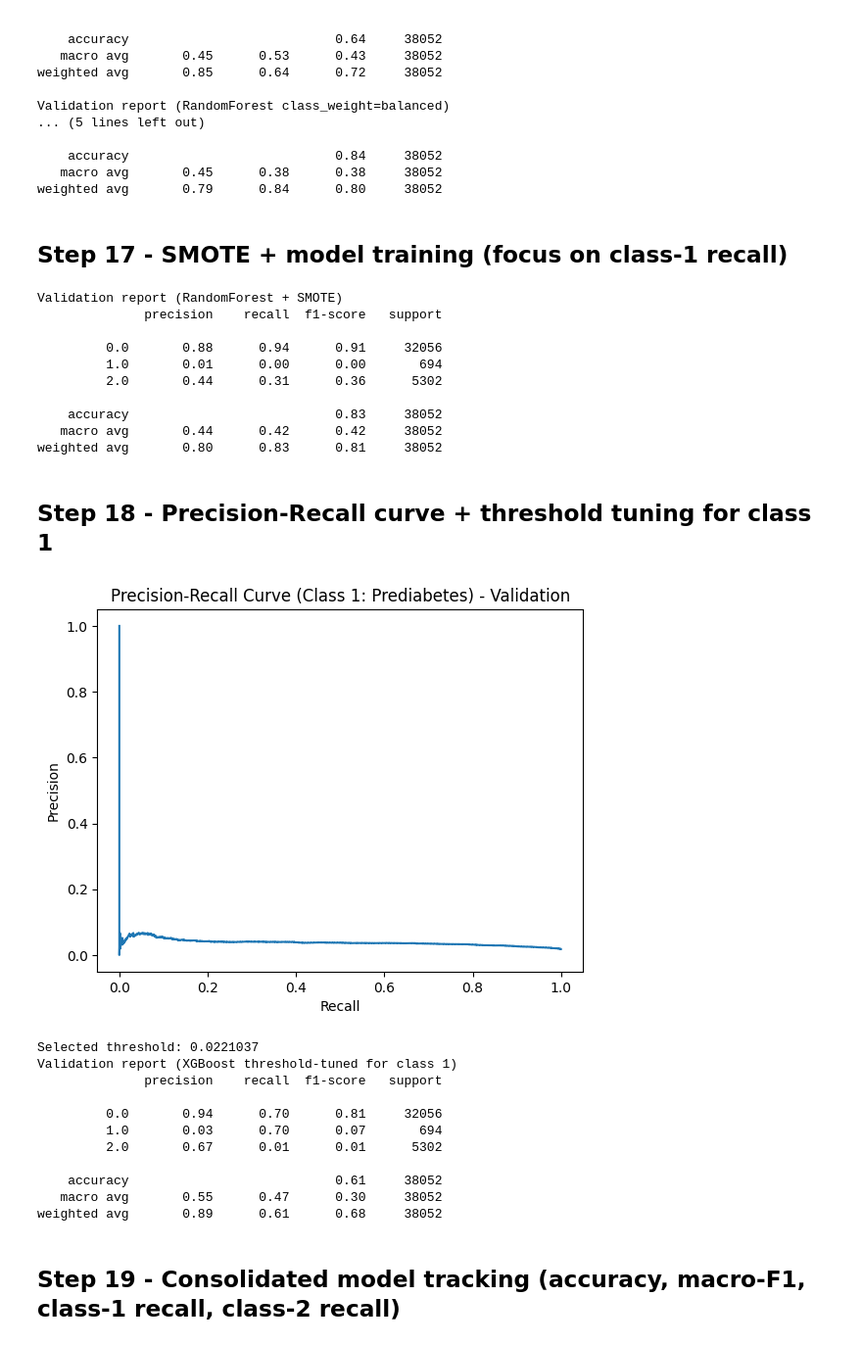
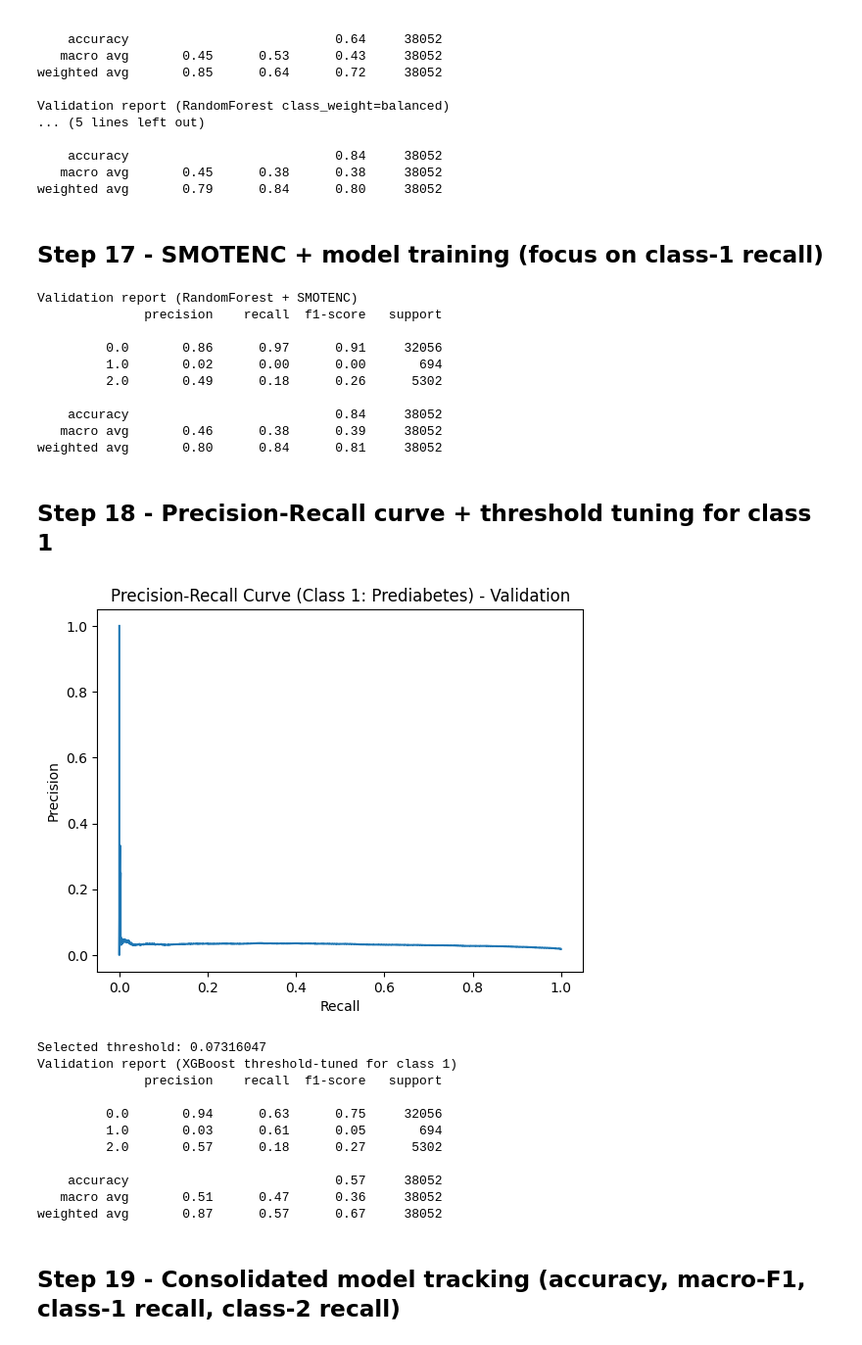
Before and after one commit to No0bDarren/ADALL_github, a Jupyter notebook: ADALL_Final_Project.ipynb, the cells around one changed output. Shown at 98% size. Saved outputs shown, nothing was run; the diff lists cells and outputs as text; code cells hidden in the pictures.

```diff
--- a/ADALL_Final_Project.ipynb
+++ b/ADALL_Final_Project.ipynb
@@ -174,8 +256,13 @@ X_train_s = scaler.fit_transform(X_train_p)
 X_val_s = scaler.transform(X_val_p)
 X_test_s = scaler.transform(X_test_p)
 
+# Keep DataFrame versions so SHAP/plots show real column names
+X_train_s_df = pd.DataFrame(X_train_s, columns=feature_names, index=X_train.index)
+X_val_s_df = pd.DataFrame(X_val_s, columns=feature_names, index=X_val.index)
+X_test_s_df = pd.DataFrame(X_test_s, columns=feature_names, index=X_test.index)
+
 baseline = LogisticRegression(max_iter=1000, multi_class="auto")
-baseline.fit(X_train_s, y_train)
+baseline.fit(X_train_s_df, y_train)
 # %% [output]
 LogisticRegression(max_iter=1000, multi_class='auto')
 # %% [markdown]
@@ -264,29 +353,3 @@ Validation report (XGBoost):
 weighted avg       0.81      0.85      0.81     38052
 # %% [markdown]
 ## Step 7 - GridSearch tuning
-# %%
-from sklearn.model_selection import GridSearchCV
-
-param_grid = {
-    "n_estimators": [200, 400],
-    "max_depth": [5, 10, None],
-    "min_samples_split": [2, 5]
-}
-
-grid = GridSearchCV(
-    RandomForestClassifier(random_state=42, class_weight="balanced"),
-    param_grid=param_grid,
-    cv=3,
-    scoring="f1_macro",
-    n_jobs=-1
-)
-
-grid.fit(X_train_p_df, y_train)
-print("Best params:", grid.best_params_)
-print("Best CV score:", grid.best_score_)
-
-# Validate on holdout validation set
-from sklearn.metrics import classification_report
-best_rf = grid.best_estimator_
-y_val_pred = best_rf.predict(X_val_p_df)
-print("Validation report:\n", classification_report(y_val, y_val_pred))
@@ -612,76 +818,75 @@ Validation report (RandomForest class_weight=balanced)
    macro avg       0.45      0.38      0.38     38052
 weighted avg       0.79      0.84      0.80     38052
 # %% [markdown]
-## Step 17 - SMOTE + model training (focus on class-1 recall)
+## Step 17 - SMOTENC + model training (focus on class-1 recall)
 # %%
 from sklearn.metrics import classification_report
 
-# Train RF on SMOTE data from Step 3d
+# Train RF on SMOTENC data from Step 3e
 rf_sm = RandomForestClassifier(n_estimators=400, random_state=42)
 rf_sm.fit(X_train_sm, y_train_sm)
 rf_sm_preds = rf_sm.predict(X_val_p_df)
-print("Validation report (RandomForest + SMOTE)")
+print("Validation report (RandomForest + SMOTENC)")
 print(classification_report(y_val, rf_sm_preds))
 # %% [output]
-Validation report (RandomForest + SMOTE)
+Validation report (RandomForest + SMOTENC)
               precision    recall  f1-score   support
 
-         0.0       0.88      0.94      0.91     32056
-         1.0       0.01      0.00      0.00       694
-         2.0       0.44      0.31      0.36      5302
+         0.0       0.86      0.97      0.91     32056
+         1.0       0.02      0.00      0.00       694
+         2.0       0.49      0.18      0.26      5302
 
-    accuracy                           0.83     38052
-   macro avg       0.44      0.42      0.42     38052
-weighted avg       0.80      0.83      0.81     38052
+    accuracy                           0.84     38052
+   macro avg       0.46      0.38      0.39     38052
+weighted avg       0.80      0.84      0.81     38052
 # %% [markdown]
 ## Step 18 - Precision-Recall curve + threshold tuning for class 1
 # %%
 import numpy as np
 import matplotlib.pyplot as plt
 from sklearn.metrics import precision_recall_curve, classification_report
 
-# Tune threshold on validation only
-probs = best_xgb.predict_proba(X_val_p_df)
+# Tune threshold on validation only (XGBoost pipeline)
+probs = best_xgb.predict_proba(X_val)
 class1_probs = probs[:, 1]
 
 precision, recall, thresholds = precision_recall_curve((y_val == 1).astype(int), class1_probs)
 
 plt.plot(recall, precision)
 plt.title("Precision-Recall Curve (Class 1: Prediabetes) - Validation")
 plt.xlabel("Recall")
 plt.ylabel("Precision")
 plt.show()
 
-# Choose threshold to maximize recall while keeping precision reasonable
 valid_idx = np.where(recall >= 0.70)[0]
 if len(valid_idx) > 0:
     best_idx = valid_idx[np.argmax(precision[valid_idx])]
     best_thresh = thresholds[best_idx] if best_idx < len(thresholds) else thresholds[-1]
     print("Selected threshold:", best_thresh)
 else:
     best_thresh = 0.5
     print("Fallback threshold:", best_thresh)
 
-# Apply tuned threshold on validation
-preds = best_xgb.predict(X_val_p_df)
+preds = best_xgb.predict(X_val)
 preds_tuned_val = preds.copy()
-preds_tuned_val[class1_probs >= best_thresh] = 1
+mask = (preds == 0) & (class1_probs >= best_thresh)
+preds_tuned_val[mask] = 1
 
 print("Validation report (XGBoost threshold-tuned for class 1)")
 print(classification_report(y_val, preds_tuned_val))
 # %% [output]
-[figure, old version]
+[figure, new version]
-Selected threshold: 0.0221037
+Selected threshold: 0.07316047
 Validation report (XGBoost threshold-tuned for class 1)
               precision    recall  f1-score   support
 
-         0.0       0.94      0.70      0.81     32056
-         1.0       0.03      0.70      0.07       694
-         2.0       0.67      0.01      0.01      5302
+         0.0       0.94      0.63      0.75     32056
+         1.0       0.03      0.61      0.05       694
+         2.0       0.57      0.18      0.27      5302
 
-    accuracy                           0.61     38052
-   macro avg       0.55      0.47      0.30     38052
-weighted avg       0.89      0.61      0.68     38052
+    accuracy                           0.57     38052
+   macro avg       0.51      0.47      0.36     38052
+weighted avg       0.87      0.57      0.67     38052
 # %% [markdown]
 ## Step 19 - Consolidated model tracking (accuracy, macro-F1, class-1 recall, class-2 recall)
 # %%
```
Also changed, not shown: parts of 35 cells of this notebook.
